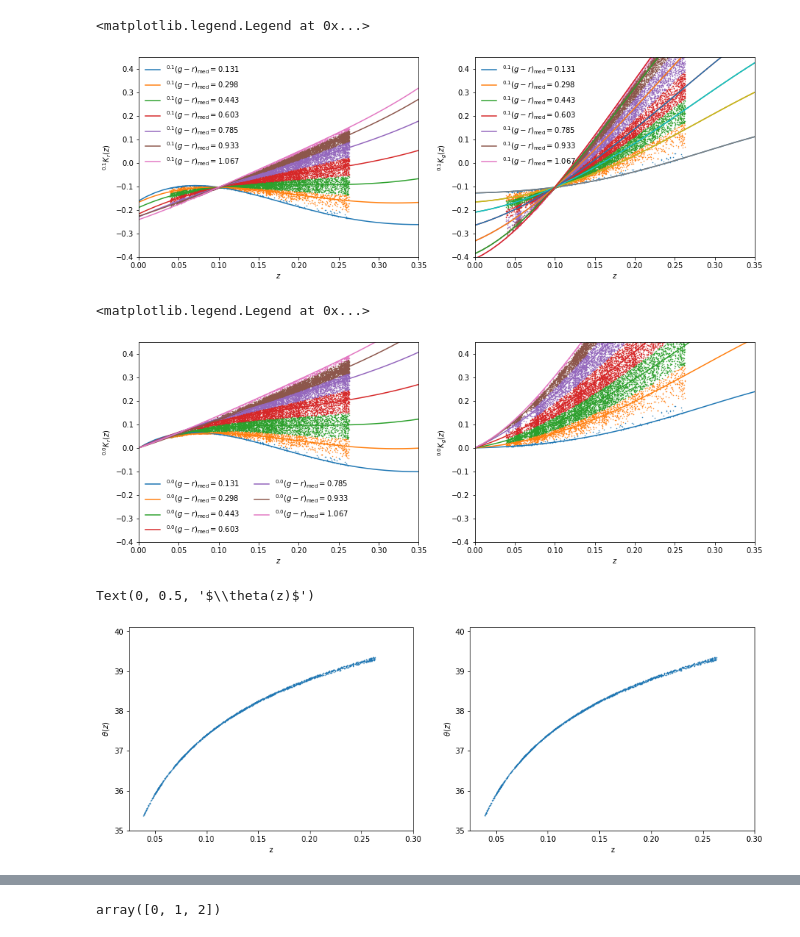
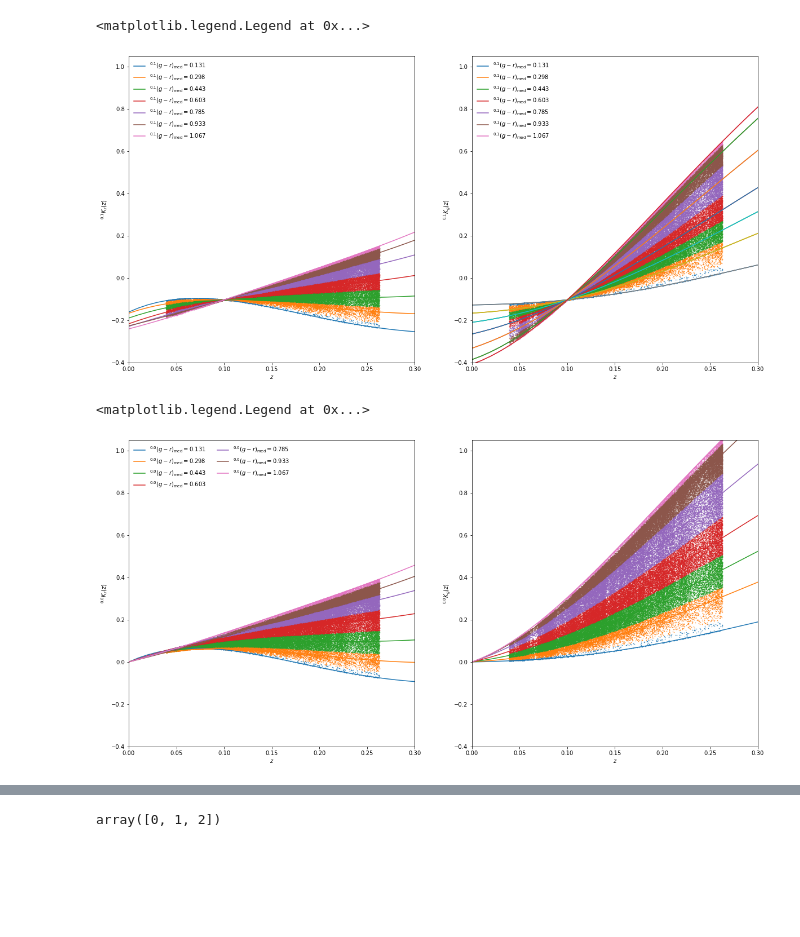
Before and after one commit to SgmAstro/DESI, a Jupyter notebook: kE_catQA.ipynb, the cells around one changed output, grey strips where cells are left out. Drawn from its saved outputs; the diff is of its cells as text; code cells hidden in the pictures; blank space fills up the shorter version.

```diff
--- a/kE_catQA.ipynb
+++ b/kE_catQA.ipynb
@@ -35,4 +14,4 @@ Table length=113687
 # %%
-gama_kE = Table.read(os.environ['CSCRATCH'] + '/norberg//GAMA4/gama_gold_kE_20k.fits')
+gama_kE = Table.read(os.environ['CSCRATCH'] + '/norberg//GAMA4/gama_gold_kE_100k.fits')
 gama_kE
 # %% [output]
@@ -153,28 +77,28 @@ Text(0.5, 0, '(V/VMAX)')
 # %%
-fig, axes = plt.subplots(1, 2, figsize=(15,5))
+fig, axes = plt.subplots(1, 2, figsize=(20,10))
 
 test_plots(axes)
 
 for idx in np.unique(gama_kE['REST_GMR_0P1_INDEX']):
     isin = gama_kE['REST_GMR_0P1_INDEX'] == idx
 
     n_in = np.count_nonzero(isin)
 
     axes[0].scatter(gama_kE['ZGAMA'][isin], gama_kE['KCORR_R0P1'][isin], s=0.25)
     axes[1].scatter(gama_kE['ZGAMA'][isin], gama_kE['KCORR_G0P1'][isin], s=0.25)
 
-    axes[0].set_xlim(0, 0.35)
-    axes[1].set_xlim(0, 0.35)
+    axes[0].set_xlim(0, 0.3)
+    axes[1].set_xlim(0, 0.3)
 
-    axes[0].set_ylim(-0.4, 0.45)
-    axes[1].set_ylim(-0.4, 0.45)
+    axes[0].set_ylim(-0.4, 1.05)
+    axes[1].set_ylim(-0.4, 1.05)
 
 axes[0].legend(ncol=1, frameon=False, loc=2)
 # %% [output]
 <matplotlib.legend.Legend at 0x...>
-[figure, old version]
+[figure, new version]
 # %%
-fig, axes = plt.subplots(1, 2, figsize=(15,5))
+fig, axes = plt.subplots(1, 2, figsize=(20,10))
 
 test_nonnative_plots(axes, 0.0)
 
@@ -184,38 +108,13 @@ for idx in np.unique(gama_kE['REST_GMR_0P1_INDEX']):
     axes[0].scatter(gama_kE['ZGAMA'][isin], gama_kE['KCORR_R0P0'][isin], s=0.25)
     axes[1].scatter(gama_kE['ZGAMA'][isin], gama_kE['KCORR_G0P0'][isin], s=0.25)
 
-    axes[0].set_xlim(0, 0.35)
-    axes[1].set_xlim(0, 0.35)
+    axes[0].set_xlim(0, 0.3)
+    axes[1].set_xlim(0, 0.3)
 
-    axes[0].set_ylim(-0.4, 0.45)
-    axes[1].set_ylim(-0.4, 0.45)
+    axes[0].set_ylim(-0.4, 1.05)
+    axes[1].set_ylim(-0.4, 1.05)
 
-axes[0].legend(ncol=2, frameon=False, loc=3)
+axes[0].legend(ncol=2, frameon=False, loc=2)
 # %% [output]
 <matplotlib.legend.Legend at 0x...>
-[figure, old version]
+[figure, new version]
-# %%
-fig, axes = plt.subplots(1, 2, figsize=(15,5))
-
-for idx in np.unique(gama_kE['REST_GMR_0P1_INDEX'])[1:]:
-    isin = gama_kE['REST_GMR_0P1_INDEX'] == idx
-
-    axes[0].scatter(gama_kE['ZGAMA'][isin], gama_kE['ZMAX_THETA_COLOR'][isin], s=0.25)
-    axes[1].scatter(gama_kE['ZGAMA'][isin], gama_kE['ZMAX_THETA_COLOR'][isin], s=0.25)
-
-    axes[0].set_xlim(0.025, 0.30)
-    axes[1].set_xlim(0.025, 0.30)
-
-    axes[0].set_ylim(35., 40.1)
-    axes[1].set_ylim(35., 40.1)
-
-    break
-
-axes[0].set_xlabel('z')
-axes[1].set_xlabel('z')
-
-axes[0].set_ylabel(r'$\theta(z)$')
-axes[1].set_ylabel(r'$\theta(z)$')
-# %% [output]
-Text(0, 0.5, '$\\theta(z)$')
-[figure, removed]
```
Also changed, not shown: parts of 28 cells of this notebook, 7 other files.
